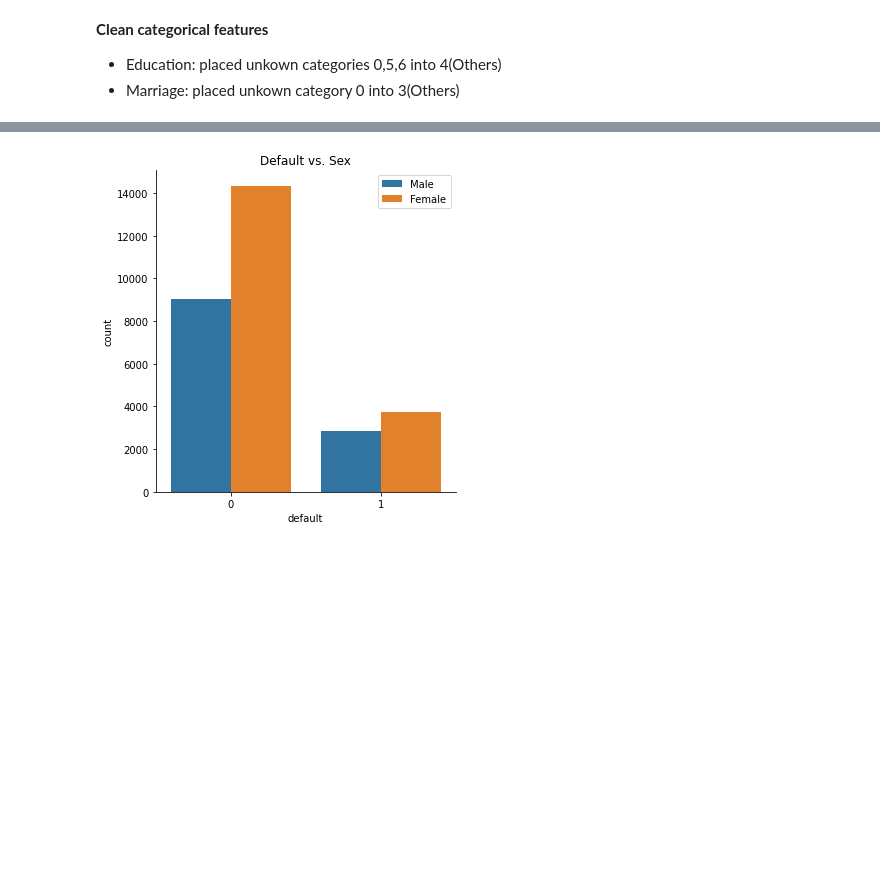
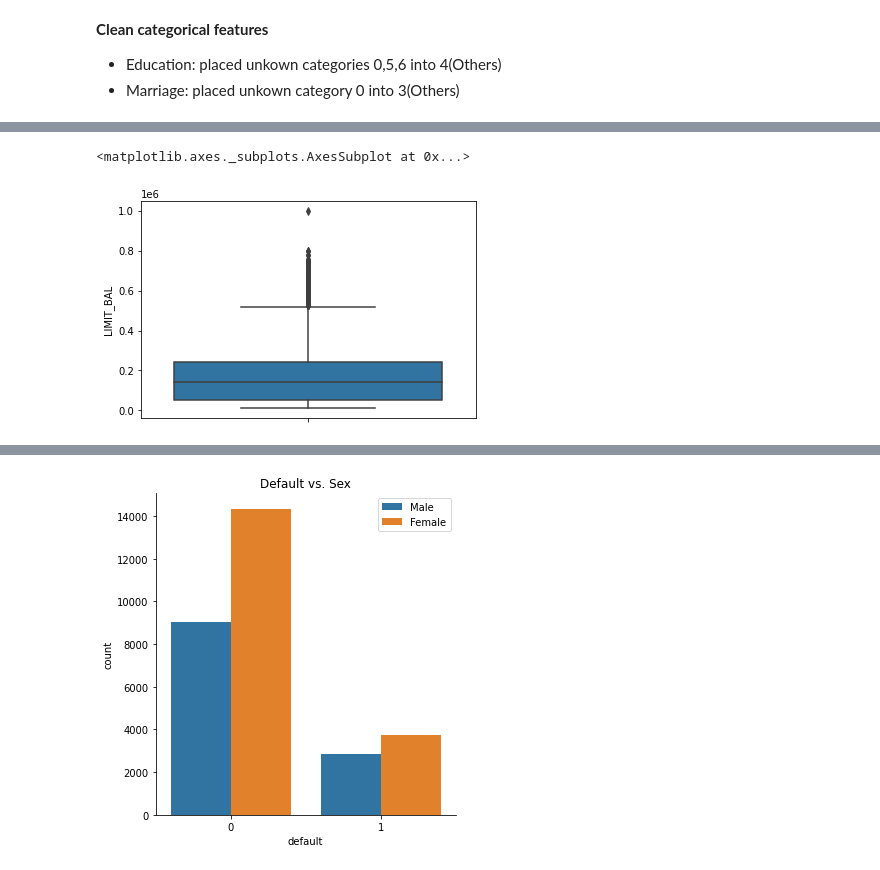
Before and after one commit to jenny3248/default-detection, a Jupyter notebook: Default Detection.ipynb, the cells around one changed output, grey strips where cells are left out. Cells and saved outputs as stored; diff of their text form; code cells hidden in the pictures; blank space fills up the shorter version.

```diff
--- a/Default Detection.ipynb
+++ b/Default Detection.ipynb
@@ -118,0 +87,5 @@ df['MARRIAGE'] = df['MARRIAGE'].replace({0:3})
+# %%
+sns.boxplot(y=df.LIMIT_BAL)
+# %% [output]
+<matplotlib.axes._subplots.AxesSubplot at 0x...>
+[figure, added]
```
Also changed, not shown: parts of 31 cells of this notebook.
